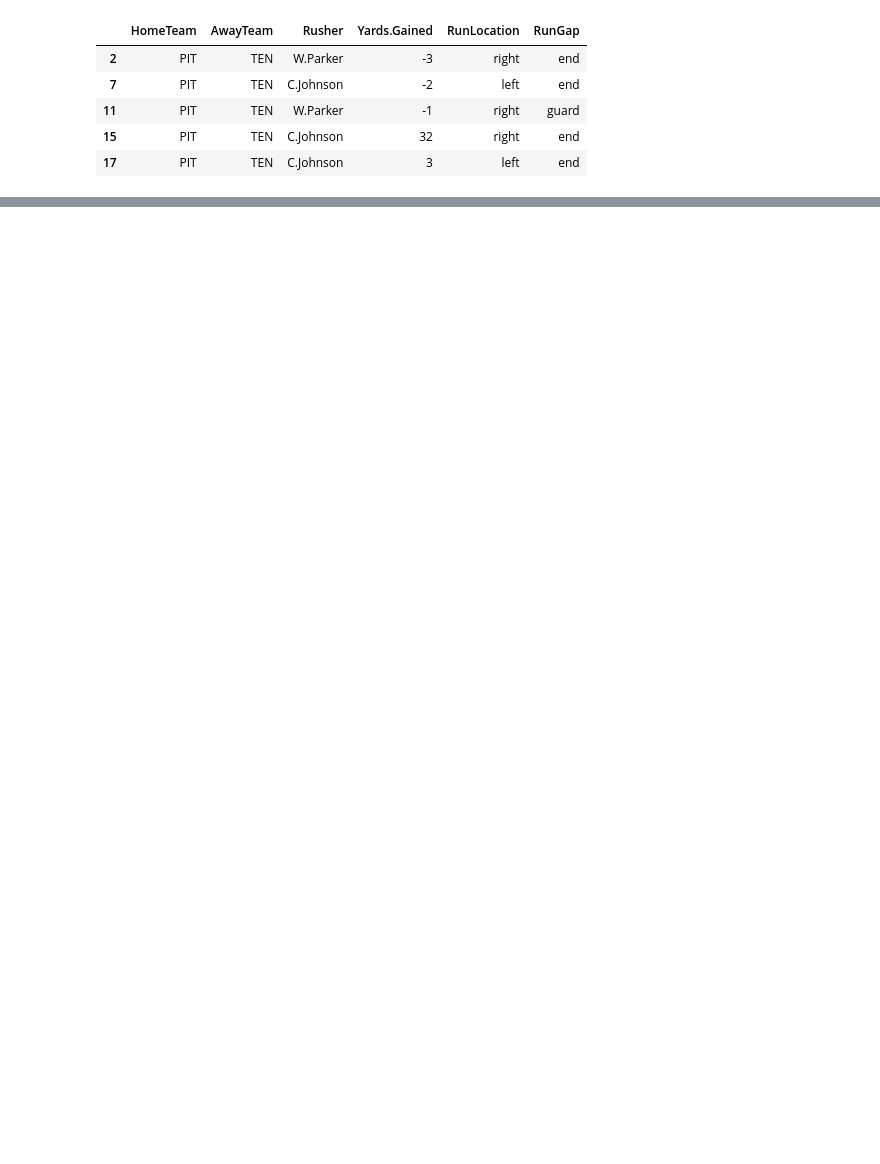
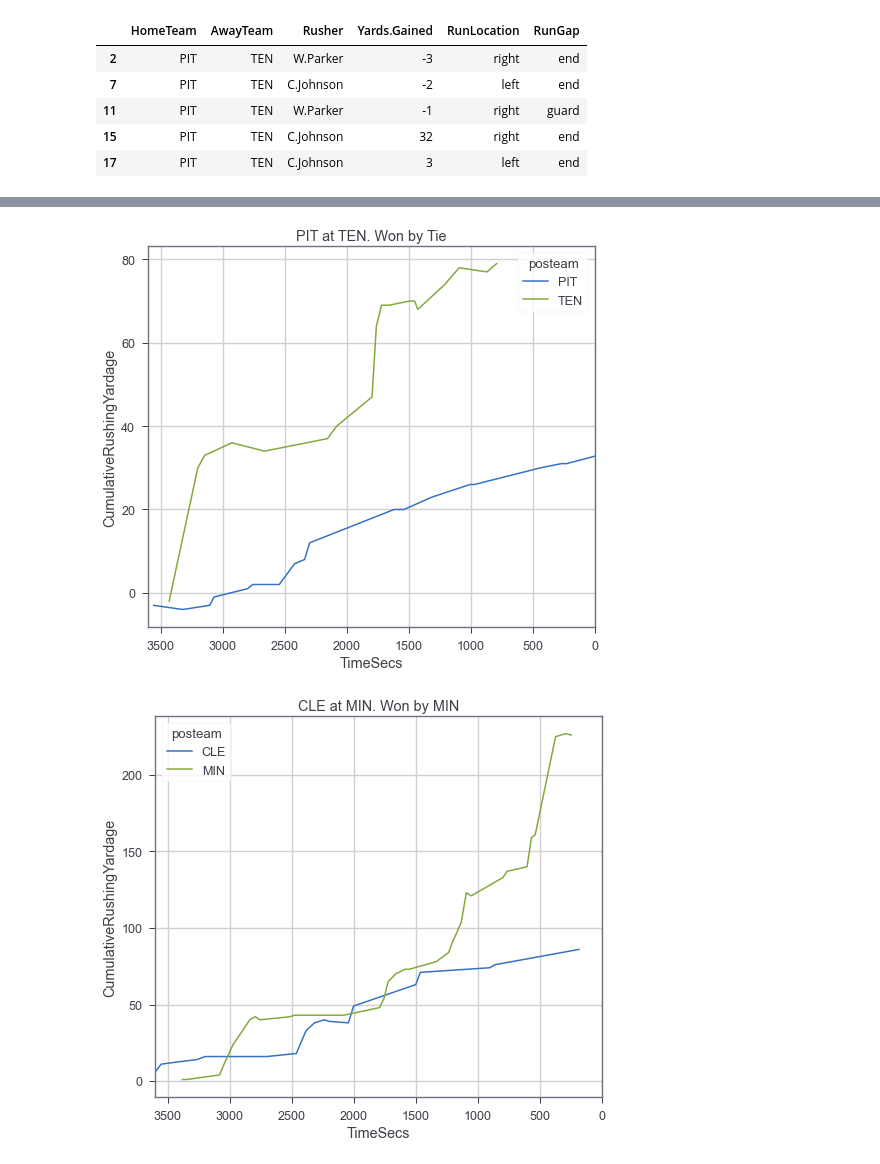
Before and after one commit to Mitchel-Smith/ITCS6162, a Jupyter notebook: NFL2016Analysis.ipynb, the cells around one changed output, grey strips where cells are left out. Saved outputs shown, nothing was run; the diff lists cells and outputs as text; code cells hidden in the pictures; blank space fills up the shorter version.

```diff
--- a/NFL2016Analysis.ipynb
+++ b/NFL2016Analysis.ipynb
@@ -205,6 +205,5 @@ TimeOfPossessionTracker = TimeOfPossessionTracker.dropna()
 # %%
-df =WonGame
-df = df.last().reset_index()
+WonGame = WonGame.last().reset_index()
 fig = plt.figure()
 for game in TimeOfPossessionTracker.GameID.unique()[:10]:
     g = sns.lineplot(
@@ -214,8 +213,8 @@ for game in TimeOfPossessionTracker.GameID.unique()[:10]:
         hue = "posteam"
     )
     winner = NFLWinners.loc[NFLWinners["GameID"] == game, 'WinningTeam'].iloc[0]
-    homeTeam = df.loc[df["GameID"] == game, 'HomeTeam'].iloc[0]
-    awayTeam = df.loc[df["GameID"] == game, 'AwayTeam'].iloc[0]
+    homeTeam = WonGame.loc[WonGame["GameID"] == game, 'HomeTeam'].iloc[0]
+    awayTeam = WonGame.loc[WonGame["GameID"] == game, 'AwayTeam'].iloc[0]
     if winner == "Tie":
         winner = "Tie"
     elif winner == "Home":
@@ -415,0 +415,24 @@ NFLRushing
+# %%
+fig = plt.figure()
+for game in NFLRushing.GameID.unique()[:10]:
+    g = sns.lineplot(
+        data=NFLRushing[NFLRushing["GameID"] == game],
+        x = "TimeSecs",
+        y ="CumulativeRushingYardage",
+        hue = "posteam"
+    )
+    winner = NFLWinners.loc[NFLWinners["GameID"] == game, 'WinningTeam'].iloc[0]
+    homeTeam = NFLRushing.loc[df["GameID"] == game, 'HomeTeam'].iloc[0]
+    awayTeam = NFLRushing.loc[df["GameID"] == game, 'AwayTeam'].iloc[0]
+    if winner == "Tie":
+        winner = "Tie"
+    elif winner == "Home":
+        winner = homeTeam
+    else:
+        winner = awayTeam
+    g.set_xlim(3600,0)
+    g.set(title="{} at {}. Won by {}".format(homeTeam, awayTeam, winner))
+    plt.show()
+# %% [output]
+[figure, added]
+[figure, added]
```
Also changed, not shown: parts of 24 cells of this notebook.
